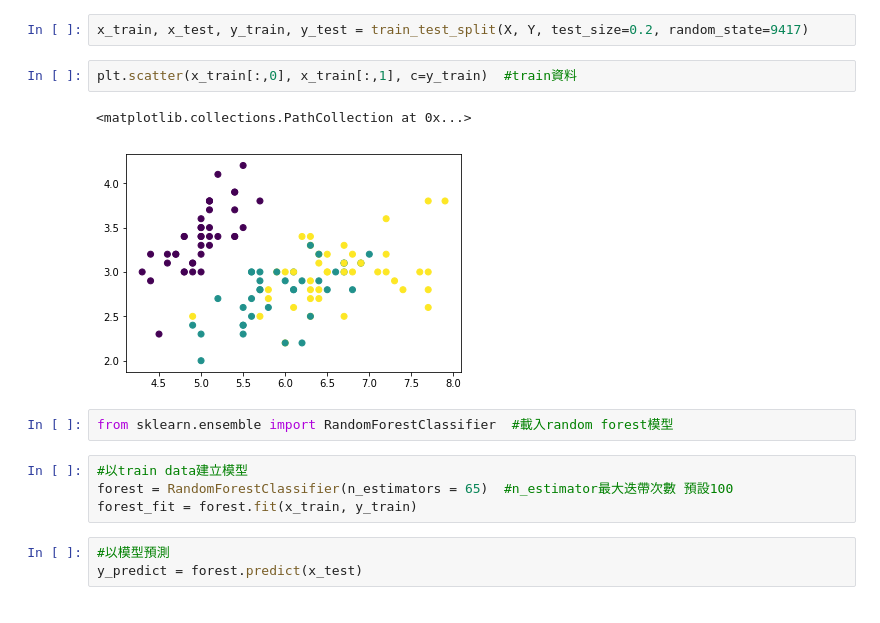
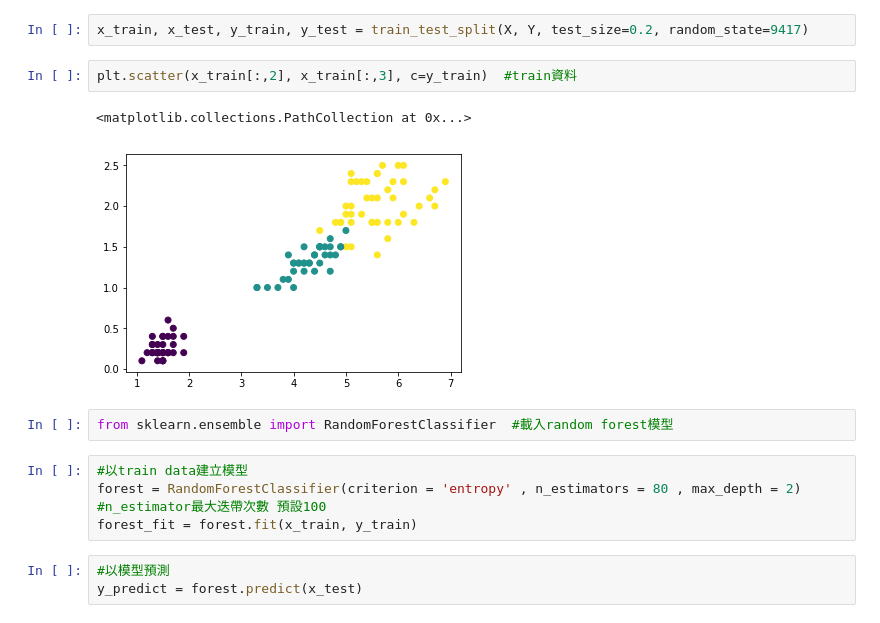
Before and after one commit to koniro6pm/2018NSYSUBigData, a Jupyter notebook: B034020027_HW2.ipynb, the cells around one changed output. Drawn from its saved outputs; the diff is of its cells as text.

```diff
--- a/B034020027_HW2.ipynb
+++ b/B034020027_HW2.ipynb
@@ -24,15 +28,15 @@ Y = iris.target
 # %%
 x_train, x_test, y_train, y_test = train_test_split(X, Y, test_size=0.2, random_state=9417)
 # %%
-plt.scatter(x_train[:,0], x_train[:,1], c=y_train)  #train資料
+plt.scatter(x_train[:,2], x_train[:,3], c=y_train)  #train資料
 # %% [output]
 <matplotlib.collections.PathCollection at 0x...>
-[figure, old version]
+[figure, new version]
 # %%
 from sklearn.ensemble import RandomForestClassifier  #載入random forest模型
 # %%
 #以train data建立模型
-forest = RandomForestClassifier(n_estimators = 65)  #n_estimator最大迭帶次數 預設100
+forest = RandomForestClassifier(criterion = 'entropy' , n_estimators = 80 , max_depth = 2)  #n_estimator最大迭帶次數 預設100
 forest_fit = forest.fit(x_train, y_train)
 # %%
 #以模型預測
```
Also changed, not shown: parts of 6 cells of this notebook.
